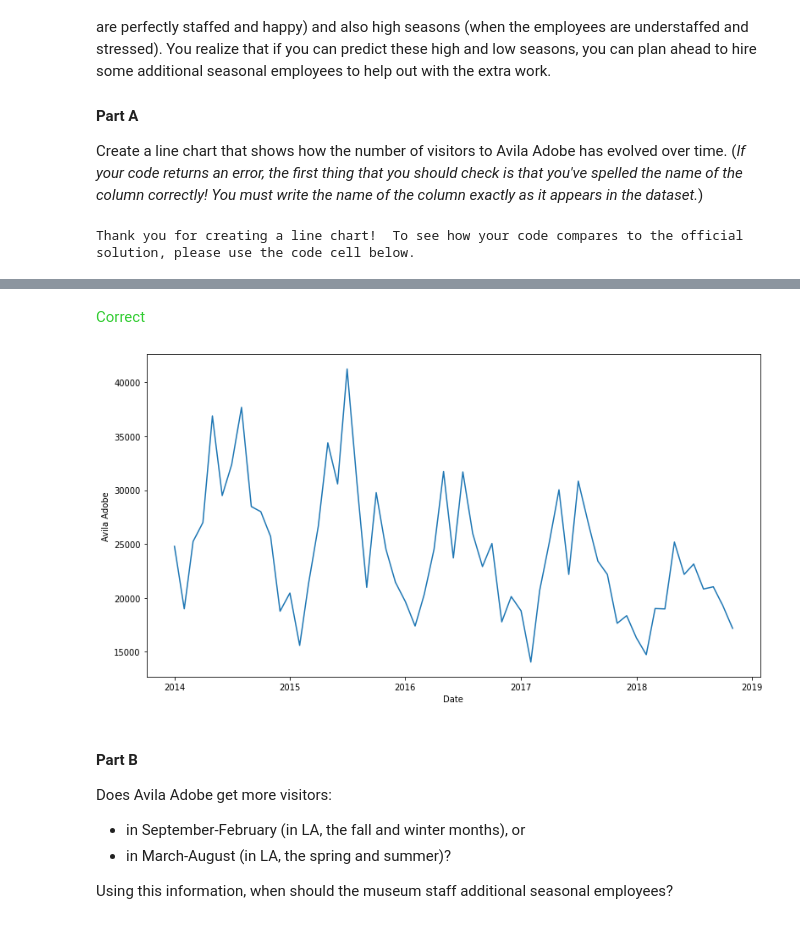
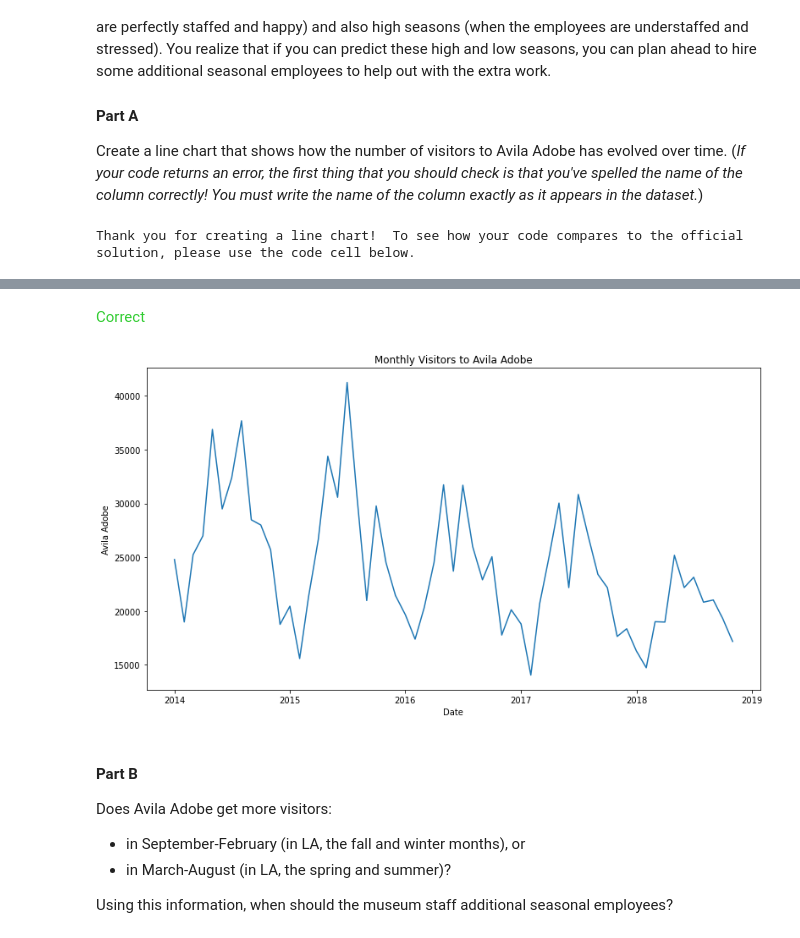
Before and after one commit to LOOUAAY/Kaggle-Data-Visualization, a Jupyter notebook: exercise-line-charts.ipynb, the cells around one changed output, grey strips where cells are left out. Drawn from its saved outputs; the diff is of its cells as text; code cells hidden in the pictures.

Commit message:
Kaggle Notebook | Exercise: Line Charts | Version 1

```diff
--- a/exercise-line-charts.ipynb
+++ b/exercise-line-charts.ipynb
@@ -145,15 +145,17 @@ Create a line chart that shows how the number of visitors to Avila Adobe has evo
 # %%
 # Line plot showing the number of visitors to Avila Adobe over time
 plt.figure(figsize=(13,7))
-sns.lineplot(data=museum_data['Avila Adobe']) # Your code here
+
+sns.lineplot(data=museum_data['Avila Adobe'])
+plt.title("Monthly Visitors to Avila Adobe")
 plt.xlabel("Date")
 # Check your answer
 step_4.a.check()
 # %% [output]
 Thank you for creating a line chart!  To see how your code compares to the official solution, please use the code cell below.
 [interactive output not drawn]
 <span style="color:#33cc33">Correct</span>
-[figure, old version]
+[figure, new version]
 # %%
 # Lines below will give you a hint or solution code
 #step_4.a.hint()
```
Also changed, not shown: parts of 2 cells of this notebook.
